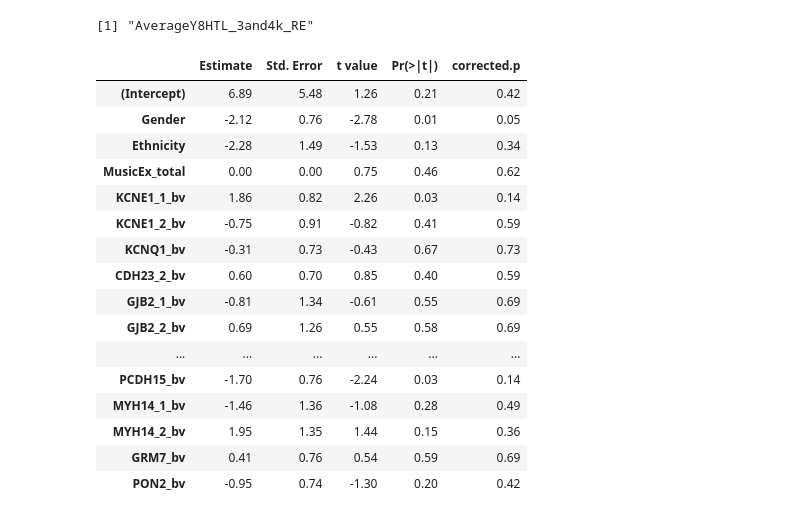
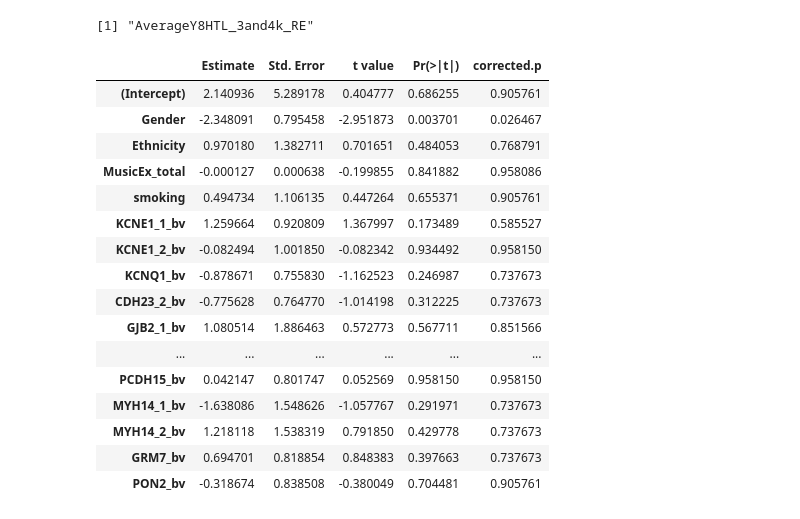
Before and after one commit to raqueldias/supplementary_material_HL, a Jupyter notebook: p-value_corrections_LR_GAMLSS-dataset2.ipynb, the cells around one changed output. Cells and saved outputs as stored; diff of their text form; code cells hidden in the pictures.

```diff
--- a/p-value_corrections_LR_GAMLSS-dataset2.ipynb
+++ b/p-value_corrections_LR_GAMLSS-dataset2.ipynb
@@ -1,7 +1,7 @@
 # %%
 library("foreign")
 # %%
-mytable <- read.spss("/home/raquel/Ishan/R21_E-Hdatabase_5_21_2018_Raquelfi_2.sav", use.value.labels=FALSE,  to.data.frame=TRUE)
+mytable <- read.spss("/home/raquel/myscripts/supplementary_material_HL/R21_data_Raquel_file_7_26_2018_3.sav", use.value.labels=FALSE,  to.data.frame=TRUE)
 # %%
 head(mytable)
 # %% [output]
@@ -57,6 +45,6 @@ cbind(names(mytable), c(1:length(names(mytable))))[c(4:7,9:22,25:28,30:43),]
 # %%
-predictors <- c(names(mytable)[44:65] )
-responses <- names(mytable)[c(4:7,9:22,25:28,30:43)]
+predictors <- c(names(mytable)[6:28] )
+responses <- names(mytable)[c(2:5)]
 cbind(responses, c(1:length(responses)))
 # %% [output]
 | responses |  |
@@ -97,15 +108,19 @@ dimnames(lr_results_linear) <- list(predictors,responses)
 for(response in responses){
 
     print(paste("Running Likelihood-ratio test for ", response, sep=""))
-    my_response <- mytable[,response]
 
     for(predictor in predictors){
-        my_predictor <- mytable[,predictor]
+
+        temp_table <- mytable[,c(response,predictor)]
+        temp_table <- na.omit(temp_table)
+        #print(temp_table)
+        my_response <- temp_table[,1]
+        my_predictor <- temp_table[,2]
 
         my_index <- which(responses==response)
         my_predindex <- which(predictors==predictor)
 
-        if(response=="Average_OAE_RE" || response=="Average_OAE_LE"){
+        if(response=="AverageDPOAE_LE" || response=="AverageDPOAE_RE"){
             my_model <- gamlss(my_response~my_predictor,family=SHASH, method=mixed(5,20))
             my_null <-  gamlss(my_response~1,family=SHASH, method=mixed(5,20))
             my_lr <- lrtest(my_model, my_null)
@@ -114,8 +129,8 @@ for(response in responses){
         }
         if(response=="AverageY8HTL_3and4k_LE" || response=="AverageY8HTL_3and4k_RE"){
 
-            my_model <- gamlss(my_response~my_predictor,family=ST4, method=mixed(5,20))
-            my_null <-  gamlss(my_response~1,family=ST4, method=mixed(5,20))
+            my_model <- gamlss(my_response~my_predictor,family=ST4, method=mixed(5,20), sigma.link="identify", mu.link="identify", nu.link = "identify")
+            my_null <-  gamlss(my_response~1,family=ST4, method=mixed(5,20),  sigma.link="identify", mu.link="identify", nu.link = "identify")
             my_lr <- lrtest(my_model, my_null)
             lr_results[my_predindex,my_index] <- my_lr$p.value
 
@@ -266,12 +269,12 @@ for(response in responses){
         my_response <- mytable[,response]
         mydata<- (mytable[,c(response, predictors)])
         mydata <- mydata[complete.cases(mydata),]
-
+    #print(response)
     my_formula0 <- paste(response," ~ ", sep="")
     my_formula1 <- paste(predictors, collapse="+")
     my_formula <- as.formula(paste(my_formula0, my_formula1, sep=""))
     #print(my_formula)
-        if(response=="Average_OAE_RE" || response=="Average_OAE_LE"){
+        if(response=="AverageDPOAE_LE" || response=="AverageDPOAE_RE"){
             my_model <- gamlss(my_formula,data=mydata,family=SHASH, method=mixed(5,20))
             #my_null <-  gamlss(my_response~1,family=SHASH, method=mixed(5,20))
             gamlss_models[[index]] <- my_model
@@ -280,7 +283,7 @@ for(response in responses){
         }else{
       #  if(response=="AverageY8HTL_3and4k_LE" || response=="AverageY8HTL_3and4k_RE"){
             tryCatch({
-            my_model <- gamlss(my_formula,data=mydata,family=ST4, method=mixed(5,20))
+            my_model <- gamlss(my_formula,data=mydata,family=ST4, method=mixed(5,20), sigma.link="identify", mu.link="identify", nu.link = "identify")
             #my_null <-  gamlss(my_response~1,family=ST4, method=mixed(5,20))
 
             #print(summary(my_model))
@@ -290,6 +293,8 @@ for(response in responses){
      #   }
          }, error=function(e){cat("ERROR :",conditionMessage(e), "\n")})
     }
+        print(paste(index, as.character(my_formula), sep=" "))
+
     index<-index+1
 }
 # %% [output]
@@ -570,23 +530,24 @@ round(summary_tables[[2]][1:23,], digits=2)
 # %%
 print("AverageY8HTL_3and4k_RE")
-round(summary_tables[[3]][1:23,], digits=2)
+myindex <- which(responses=="AverageY8HTL_3and4k_RE")
+round(summary_tables[[myindex]][1:24,], digits=6)
 # %% [output]
 [1] "AverageY8HTL_3and4k_RE"
 |  | Estimate | Std. Error | t value | Pr(>|t|) | corrected.p |
-| (Intercept) | 6.89 | 5.48 | 1.26 | 0.21 | 0.42 |
-| Gender | -2.12 | 0.76 | -2.78 | 0.01 | 0.05 |
-| Ethnicity | -2.28 | 1.49 | -1.53 | 0.13 | 0.34 |
-| MusicEx_total | 0.00 | 0.00 | 0.75 | 0.46 | 0.62 |
-| KCNE1_1_bv | 1.86 | 0.82 | 2.26 | 0.03 | 0.14 |
-| KCNE1_2_bv | -0.75 | 0.91 | -0.82 | 0.41 | 0.59 |
-| KCNQ1_bv | -0.31 | 0.73 | -0.43 | 0.67 | 0.73 |
-| CDH23_2_bv | 0.60 | 0.70 | 0.85 | 0.40 | 0.59 |
-| GJB2_1_bv | -0.81 | 1.34 | -0.61 | 0.55 | 0.69 |
-| GJB2_2_bv | 0.69 | 1.26 | 0.55 | 0.58 | 0.69 |
+| (Intercept) | 2.140936 | 5.289178 | 0.404777 | 0.686255 | 0.905761 |
+| Gender | -2.348091 | 0.795458 | -2.951873 | 0.003701 | 0.026467 |
+| Ethnicity | 0.970180 | 1.382711 | 0.701651 | 0.484053 | 0.768791 |
+| MusicEx_total | -0.000127 | 0.000638 | -0.199855 | 0.841882 | 0.958086 |
+| smoking | 0.494734 | 1.106135 | 0.447264 | 0.655371 | 0.905761 |
+| KCNE1_1_bv | 1.259664 | 0.920809 | 1.367997 | 0.173489 | 0.585527 |
+| KCNE1_2_bv | -0.082494 | 1.001850 | -0.082342 | 0.934492 | 0.958150 |
+| KCNQ1_bv | -0.878671 | 0.755830 | -1.162523 | 0.246987 | 0.737673 |
+| CDH23_2_bv | -0.775628 | 0.764770 | -1.014198 | 0.312225 | 0.737673 |
+| GJB2_1_bv | 1.080514 | 1.886463 | 0.572773 | 0.567711 | 0.851566 |
 | ... | ... | ... | ... | ... | ... |
-| PCDH15_bv | -1.70 | 0.76 | -2.24 | 0.03 | 0.14 |
-| MYH14_1_bv | -1.46 | 1.36 | -1.08 | 0.28 | 0.49 |
-| MYH14_2_bv | 1.95 | 1.35 | 1.44 | 0.15 | 0.36 |
-| GRM7_bv | 0.41 | 0.76 | 0.54 | 0.59 | 0.69 |
-| PON2_bv | -0.95 | 0.74 | -1.30 | 0.20 | 0.42 |
+| PCDH15_bv | 0.042147 | 0.801747 | 0.052569 | 0.958150 | 0.958150 |
+| MYH14_1_bv | -1.638086 | 1.548626 | -1.057767 | 0.291971 | 0.737673 |
+| MYH14_2_bv | 1.218118 | 1.538319 | 0.791850 | 0.429778 | 0.737673 |
+| GRM7_bv | 0.694701 | 0.818854 | 0.848383 | 0.397663 | 0.737673 |
+| PON2_bv | -0.318674 | 0.838508 | -0.380049 | 0.704481 | 0.905761 |
 # %%
```
Also changed, not shown: parts of 45 cells of this notebook.
